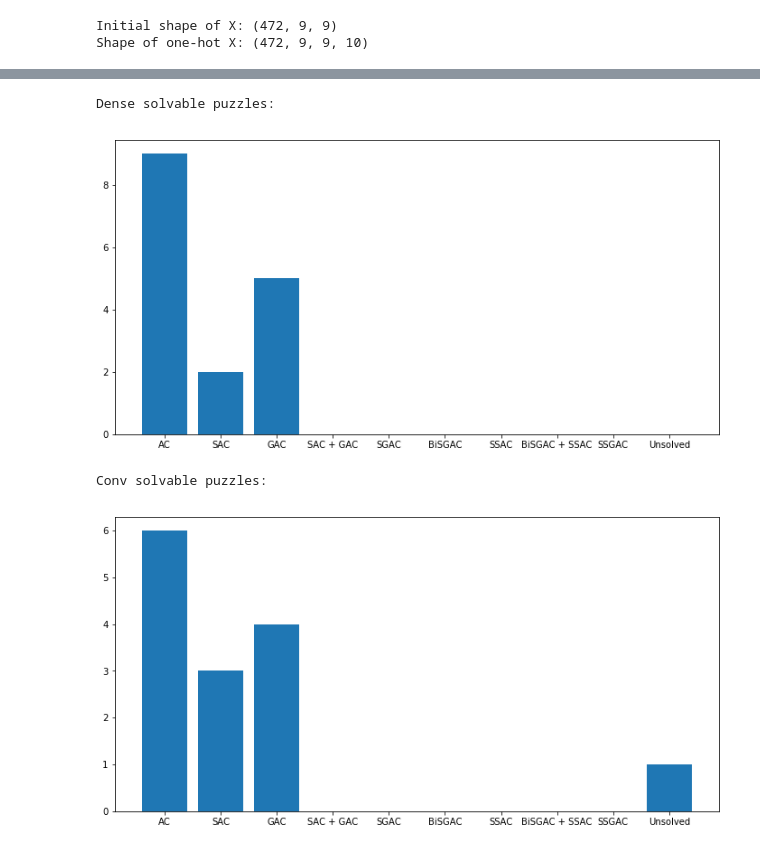
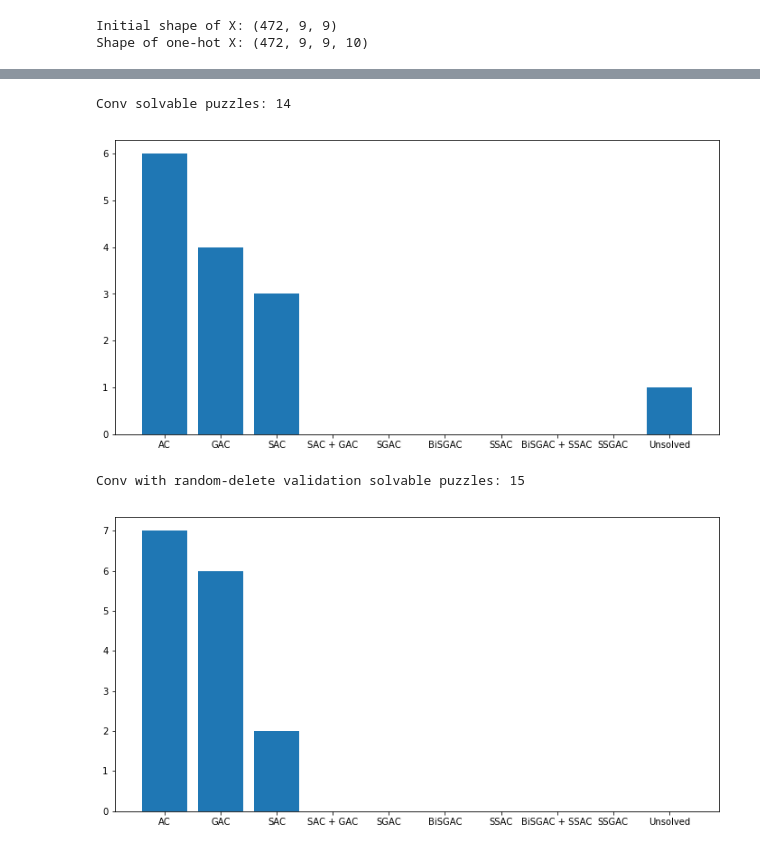
Before and after one commit to tthung1997/sudoku-neuralnet, a Jupyter notebook: main_easy.ipynb, the cells around one changed output, grey strips where cells are left out. Saved outputs shown, nothing was run; the diff lists cells and outputs as text; code cells hidden in the pictures.

```diff
--- a/main_easy.ipynb
+++ b/main_easy.ipynb
@@ -969,7 +1069,11 @@ Conv performance on UNL puzzles:
 sudoku_unl_combined = np.concatenate((sudokus_unl,
                                       np.expand_dims(dense_sudoku_unl_performance['validations'],
                                                      axis=1),
+                                      np.expand_dims(dense_val_unl_performance['validations'],
+                                                     axis=1),
                                       np.expand_dims(conv_sudoku_unl_performance['validations'],
+                                                     axis=1),
+                                      np.expand_dims(conv_val_unl_performance['validations'],
                                                      axis=1)),
                                      axis=1)
 sudoku_unl_combined
@@ -985 +1090,5 @@ array([['99', 'Base', 'Omaha World-Herald', ..., '29', 'True', 'False'],
       dtype='<U81')
+# %%
+algo_order = {'AC': 0, 'GAC': 1, 'SAC': 2, 'SAC + GAC': 3, 'SGAC': 4,
+              'BiSGAC': 5, 'SSAC': 6, 'BiSGAC + SSAC': 7, 'SSGAC': 8,
+              'Unsolved': 9}
@@ -985,0 +1160,20 @@ array([['99', 'Base', 'Omaha World-Herald', ..., '29', 'True', 'False'],
+# %%
+# get solvable instances
+solvables = sudoku_unl_combined[np.logical_or(sudoku_unl_combined[:, -4] == 'True',
+                                              sudoku_unl_combined[:, -3] == 'True')]
+
+# Puzzles that are solved in total of dense models
+print("Dense models total solvable puzzles:", len(solvables))
+
+# Examine algorithms
+solvable_algos = solvables[:, 11]
+counter = Counter(solvable_algos)
+algo_count = np.array(list(zip(counter.keys(), counter.values())))
+for algo in algo_order.keys():
+    if algo not in algo_count[:, 0]:
+        algo_count = np.array(list(algo_count) + [[algo, '0']])
+algo_count = np.array(sorted(algo_count, key=lambda x: algo_order[x[0]]))
+plt.figure(figsize=(12, 6))
+plt.bar(np.arange(len(algo_count)), list(map(int, algo_count[:, 1])))
+plt.xticks(np.arange(len(algo_count)), algo_count[:, 0])
+plt.show()
@@ -986,15 +1183,13 @@ array([['99', 'Base', 'Omaha World-Herald', ..., '29', 'True', 'False'],
 # %%
-print("Dense solvable puzzles:")
 # get solvable instances
 solvables = sudoku_unl_combined[sudoku_unl_combined[:, -2] == 'True']
 
+print("Conv solvable puzzles:", len(solvables))
+
 # Examine algorithms
-solvable_algos = solvables[:, -4]
+solvable_algos = solvables[:, 11]
 counter = Counter(solvable_algos)
 algo_count = np.array(list(zip(counter.keys(), counter.values())))
-algo_order = {'AC': 0, 'SAC': 1, 'GAC': 2, 'SAC + GAC': 3, 'SGAC': 4,
-              'BiSGAC': 5, 'SSAC': 6, 'BiSGAC + SSAC': 7, 'SSGAC': 8,
-              'Unsolved': 9}
 for algo in algo_order.keys():
     if algo not in algo_count[:, 0]:
         algo_count = np.array(list(algo_count) + [[algo, '0']])
@@ -1004,28 +1199,26 @@ plt.bar(np.arange(len(algo_count)), list(map(int, algo_count[:, 1])))
 plt.xticks(np.arange(len(algo_count)), algo_count[:, 0])
 plt.show()
 # %% [output]
-Dense solvable puzzles:
+Conv solvable puzzles: 14
-[figure, old version]
+[figure, new version]
 # %%
-print("Conv solvable puzzles:")
 # get solvable instances
 solvables = sudoku_unl_combined[sudoku_unl_combined[:, -1] == 'True']
 
+print("Conv with random-delete validation solvable puzzles:", len(solvables))
+
 # Examine algorithms
-solvable_algos = solvables[:, -4]
+solvable_algos = solvables[:, 11]
 counter = Counter(solvable_algos)
 algo_count = np.array(list(zip(counter.keys(), counter.values())))
-algo_order = {'AC': 0, 'SAC': 1, 'GAC': 2, 'SAC + GAC': 3, 'SGAC': 4,
-              'BiSGAC': 5, 'SSAC': 6, 'BiSGAC + SSAC': 7, 'SSGAC': 8,
-              'Unsolved': 9}
 for algo in algo_order.keys():
     if algo not in algo_count[:, 0]:
         algo_count = np.array(list(algo_count) + [[algo, '0']])
 algo_count = np.array(sorted(algo_count, key=lambda x: algo_order[x[0]]))
 plt.figure(figsize=(12, 6))
 plt.bar(np.arange(len(algo_count)), list(map(int, algo_count[:, 1])))
 plt.xticks(np.arange(len(algo_count)), algo_count[:, 0])
 plt.show()
 # %% [output]
-Conv solvable puzzles:
+Conv with random-delete validation solvable puzzles: 15
-[figure, old version]
+[figure, new version]
```
Also changed, not shown: parts of 18 cells of this notebook.
